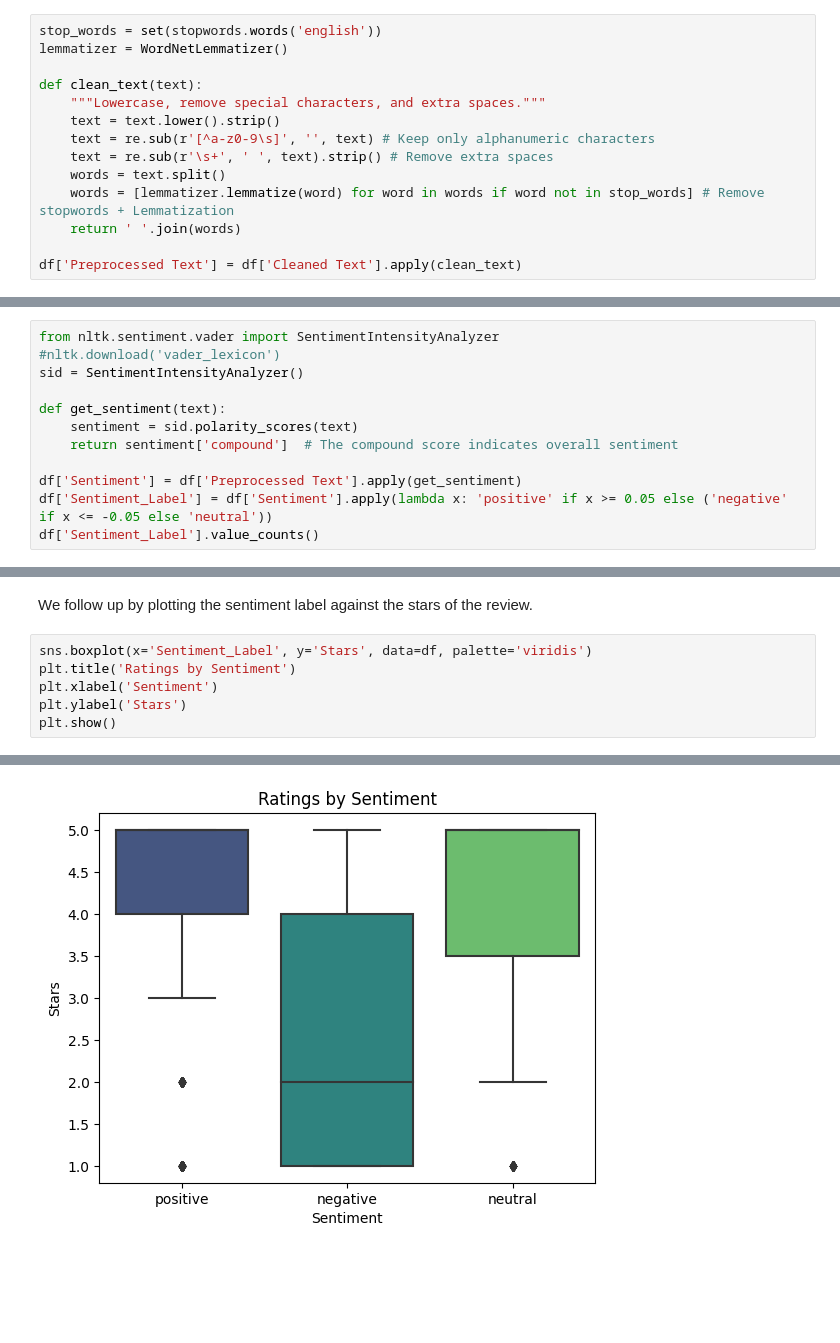
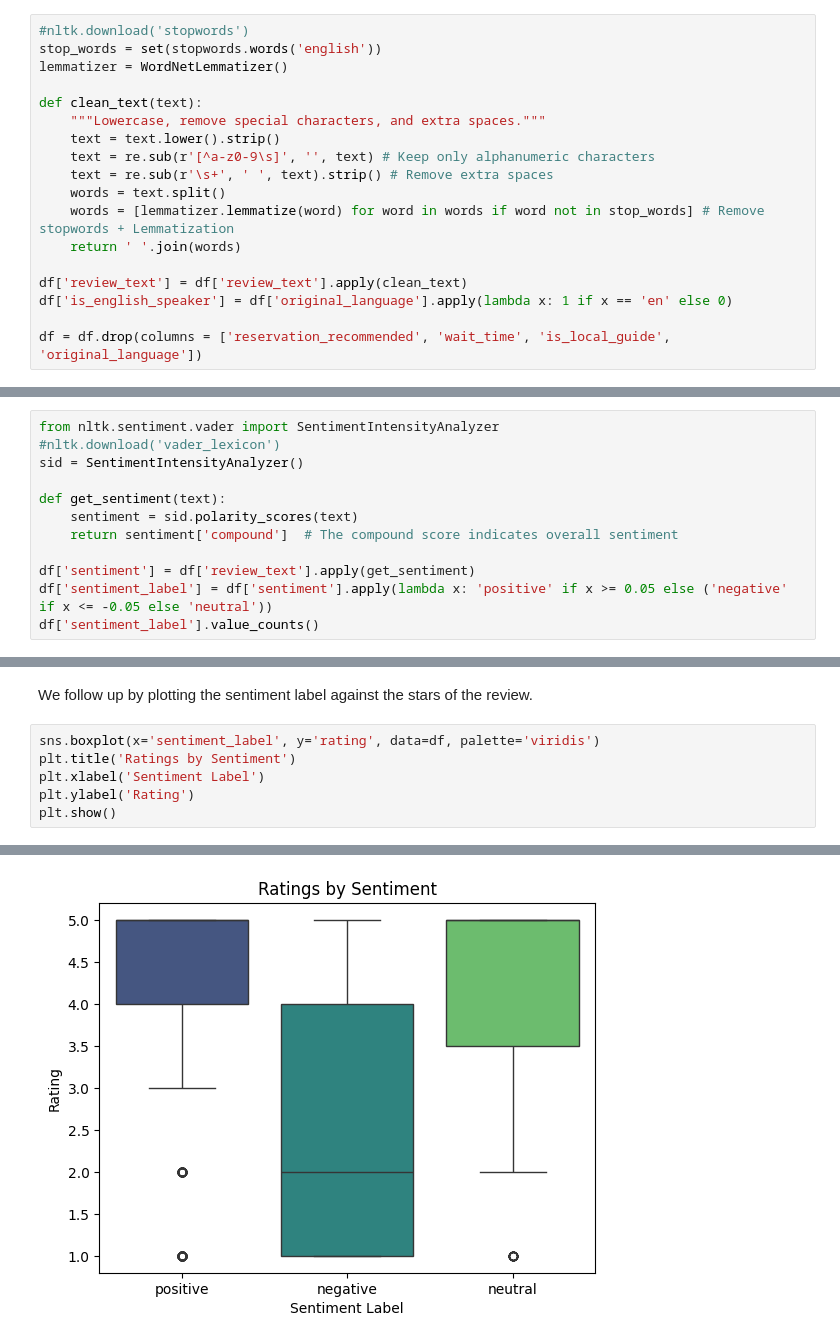
Before and after one commit to dimsumws/DSA3101-Group5, a Jupyter notebook: data/google_reviews/google reviews analysis.ipynb, the cells around one changed output, grey strips where cells are left out. Cells and saved outputs as stored; diff of their text form; blank space fills up the shorter version.

```diff
--- a/data/google_reviews/google reviews analysis.ipynb
+++ b/data/google_reviews/google reviews analysis.ipynb
@@ -18,6 +16,7 @@ Index(['Stars', 'Reservation recommended', 'Visited on', 'Wait time',
 # %% [markdown]
 We begin pre-processing the google reviews with text for sentimental analysis.
 # %%
+#nltk.download('stopwords')
 stop_words = set(stopwords.words('english'))
 lemmatizer = WordNetLemmatizer()
 
@@ -30,7 +29,10 @@ def clean_text(text):
     words = [lemmatizer.lemmatize(word) for word in words if word not in stop_words] # Remove stopwords + Lemmatization
     return ' '.join(words)
 
-df['Preprocessed Text'] = df['Cleaned Text'].apply(clean_text)
+df['review_text'] = df['review_text'].apply(clean_text)
+df['is_english_speaker'] = df['original_language'].apply(lambda x: 1 if x == 'en' else 0)
+
+df = df.drop(columns = ['reservation_recommended', 'wait_time', 'is_local_guide', 'original_language'])
 # %% [markdown]
 Let's preview the dataset.
 # %%
@@ -87,7 +88,7 @@ def get_sentiment(text):
     sentiment = sid.polarity_scores(text)
     return sentiment['compound']  # The compound score indicates overall sentiment
 
-df['Sentiment'] = df['Preprocessed Text'].apply(get_sentiment)
-df['Sentiment_Label'] = df['Sentiment'].apply(lambda x: 'positive' if x >= 0.05 else ('negative' if x <= -0.05 else 'neutral'))
-df['Sentiment_Label'].value_counts()
+df['sentiment'] = df['review_text'].apply(get_sentiment)
+df['sentiment_label'] = df['sentiment'].apply(lambda x: 'positive' if x >= 0.05 else ('negative' if x <= -0.05 else 'neutral'))
+df['sentiment_label'].value_counts()
 # %% [output]
@@ -100,9 +100,9 @@ Name: Sentiment_Label, dtype: int64
 # %% [markdown]
 We follow up by plotting the sentiment label against the stars of the review.
 # %%
-sns.boxplot(x='Sentiment_Label', y='Stars', data=df, palette='viridis')
+sns.boxplot(x='sentiment_label', y='rating', data=df, palette='viridis')
 plt.title('Ratings by Sentiment')
-plt.xlabel('Sentiment')
-plt.ylabel('Stars')
+plt.xlabel('Sentiment Label')
+plt.ylabel('Rating')
 plt.show()
 # %% [output]
@@ -109,2 +112,2 @@ plt.show()
-[figure, old version]
+[figure, new version]
 # %% [markdown]
```
Also changed, not shown: parts of 14 cells of this notebook, 1 other file.
